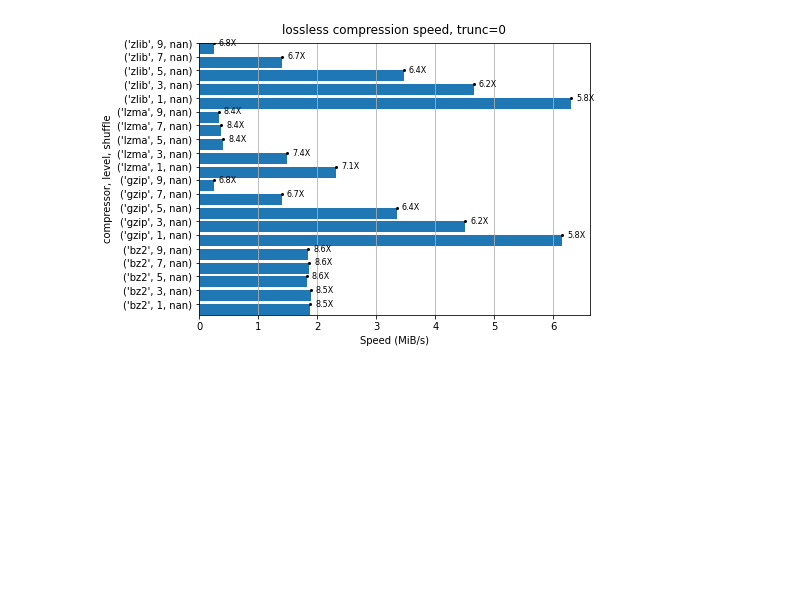
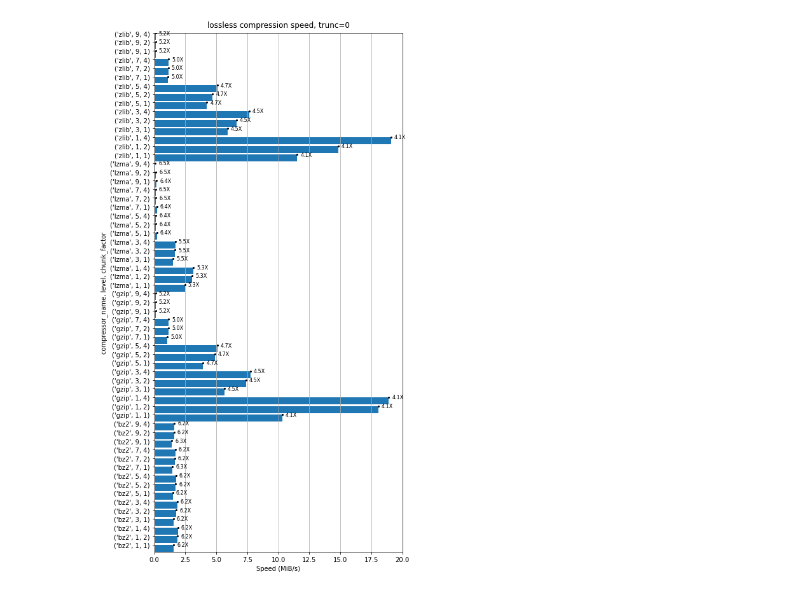
Before and after one commit to AllenNeuralDynamics/lightsheet-compression-tests, a Jupyter notebook: compression_plots.ipynb, the cells around one changed output. Saved outputs shown, nothing was run; the diff lists cells and outputs as text; code cells hidden in the pictures; blank space fills up the shorter version.

```diff
--- a/compression_plots.ipynb
+++ b/compression_plots.ipynb
@@ -4,7 +4,7 @@ import matplotlib.pyplot as plt
 import pandas as pd
 import numpy as np
 # %%
-filepath = r"Y:\aindtemp\cameron.arshadi\compression-metrics_02-07_BrainSlice1_MMStack_Pos33_15_shift.tif.csv"
+filepath = r"Y:\aindtemp\cameron.arshadi\compression-metrics_02-10_exm-hemi-brain.zarr.csv"
 df = pd.read_csv(filepath, index_col='test_number')
 # %%
 def barplot(df, ax, x_key, y_key, secondary_y_key=None, bar_width=0.3, **kwargs):
@@ -112,6 +143,5 @@ trunc = 0
 
 lossless_df_trunc = lossless_df[lossless_df['trunc'] == trunc]
 # shuffle is not a key for the lossless compressor library
-lossless_df_trunc = lossless_df_trunc.groupby(['compressor_name', 'level']).mean().reset_index()
-
-plot_ratios(lossless_df_trunc, f"Lossless compression ratio, trunc={trunc}")
+y_labels = ['compressor_name', 'level', 'chunk_factor']
+lossless_df_trunc = lossless_df_trunc.groupby(y_labels).mean().reset_index()
@@ -120,22 +147,0 @@ plot_ratios(lossless_df_trunc, f"Lossless compression ratio, trunc={trunc}")
-# %%
-def plot_speed(df, title):
-    """adapted from http://alimanfoo.github.io/2016/09/21/genotype-compression-benchmark.html"""
-    fig, ax = plt.subplots(figsize=(7, df.shape[0] * .25))
-    x = df['compress_bps'] / (2**20)  # MiB/s
-    ax.barh(y=np.arange(df.shape[0]), width=x, height=.8)
-    # plot data points
-    y = np.arange(df.shape[0]) + .4
-    ax.plot(x, y, marker='o', linestyle=' ', color='k', markersize=2)
-    ax.set_yticks(np.arange(df.shape[0]) + .4)
-    ax.set_yticklabels(zip(df['compressor_name'], df['level'], df['shuffle']))
-    ax.set_ylabel("compressor, level, shuffle")
-    ax.grid(axis='x')
-    ax.set_xlabel('Speed (MiB/s)')
-    ax.autoscale(axis='y', tight=True)
-    ax.set_title(title, va='bottom')
-    for i, (xi, ri) in enumerate(zip(x, df['storage_ratio'])):
-        ax.annotate('%.1fX' % ri, xy=(xi, i + .4), xytext=(5, 0),
-                    textcoords='offset points', ha='left', va='center',
-                    fontsize=8)
-
-plot_speed(blosc_df_trunc, f"blosc compression speed, trunc={trunc}")
@@ -144,4 +152,4 @@ plot_speed(blosc_df_trunc, f"blosc compression speed, trunc={trunc}")
 # %%
-plot_speed(lossless_df_trunc, f"lossless compression speed, trunc={trunc}")
+plot_speed(lossless_df_trunc, y_labels, f"lossless compression speed, trunc={trunc}")
 # %% [output]
-[figure, old version]
+[figure, new version]
```
Also changed, not shown: parts of 10 cells of this notebook.
